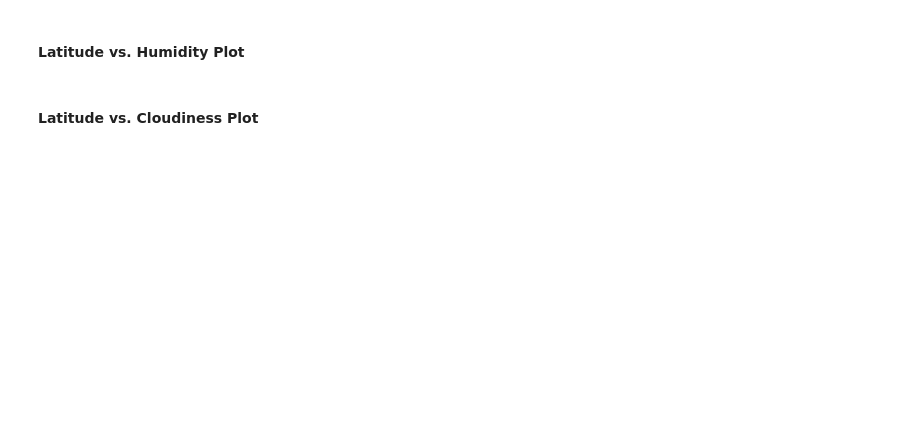
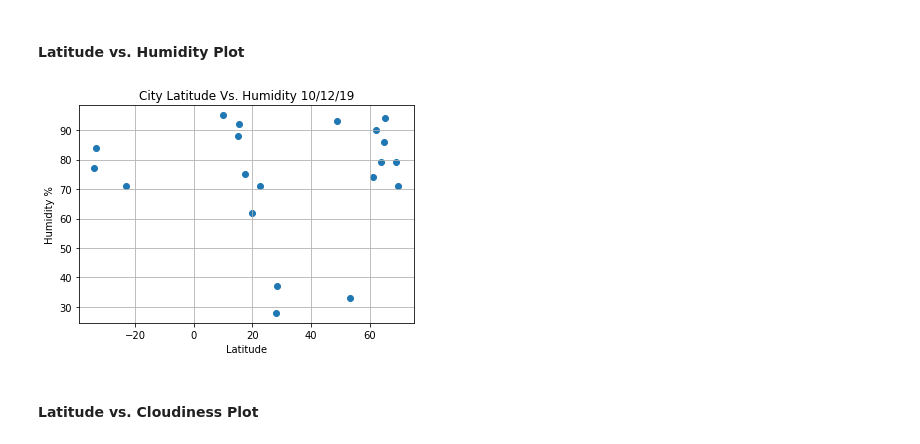
Before and after one commit to scifi451/python-api-challenge, a Jupyter notebook: WeatherPy/WeatherPy-Copy1.ipynb, the cells around one changed output. Drawn from its saved outputs; the diff is of its cells as text; code cells hidden in the pictures; blank space fills up the shorter version.

```diff
--- a/WeatherPy/WeatherPy-Copy1.ipynb
+++ b/WeatherPy/WeatherPy-Copy1.ipynb
@@ -177,18 +189,20 @@ plt.show()
 # %%
 # Build a scatter plot for each data type
 plt.scatter(weather_data["Latitude"], weather_data["Humidity"], marker="o")
 
 # Incorporate the other graph properties
-plt.title("City Latitude Vs. Humidity 10/11/19")
+plt.title("City Latitude Vs. Humidity 10/12/19")
 plt.ylabel("Humidity %")
 plt.xlabel("Latitude")
 plt.grid(True)
 
 # Save the figure
 plt.savefig("CityLatitudeVsHumidity.png")
 
 # Show plot
 plt.show()
+# %% [output]
+[figure, added]
 # %% [markdown]
 #### Latitude vs. Cloudiness Plot
 # %%
```
Also changed, not shown: parts of 8 cells of this notebook, 6 other files.
